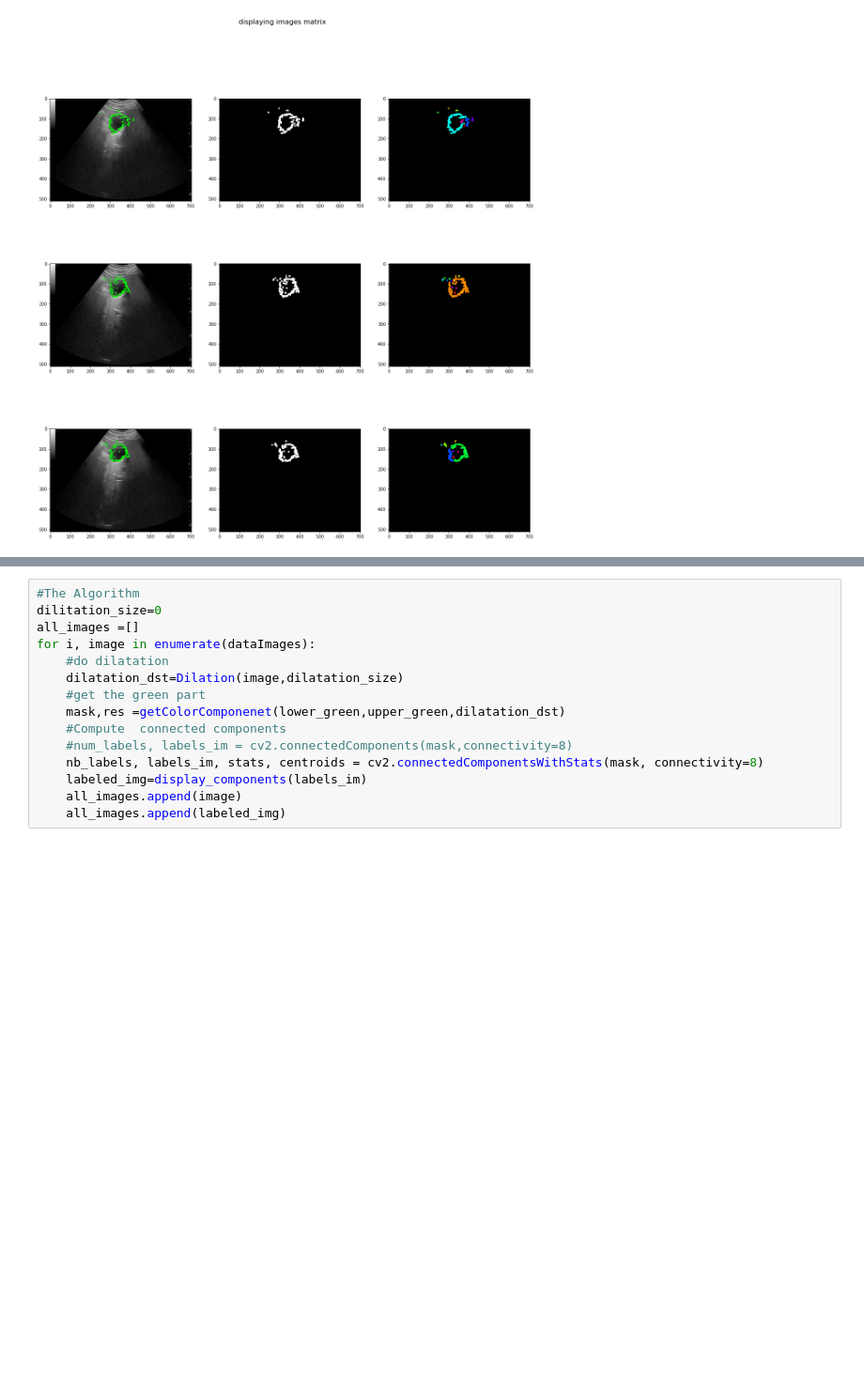
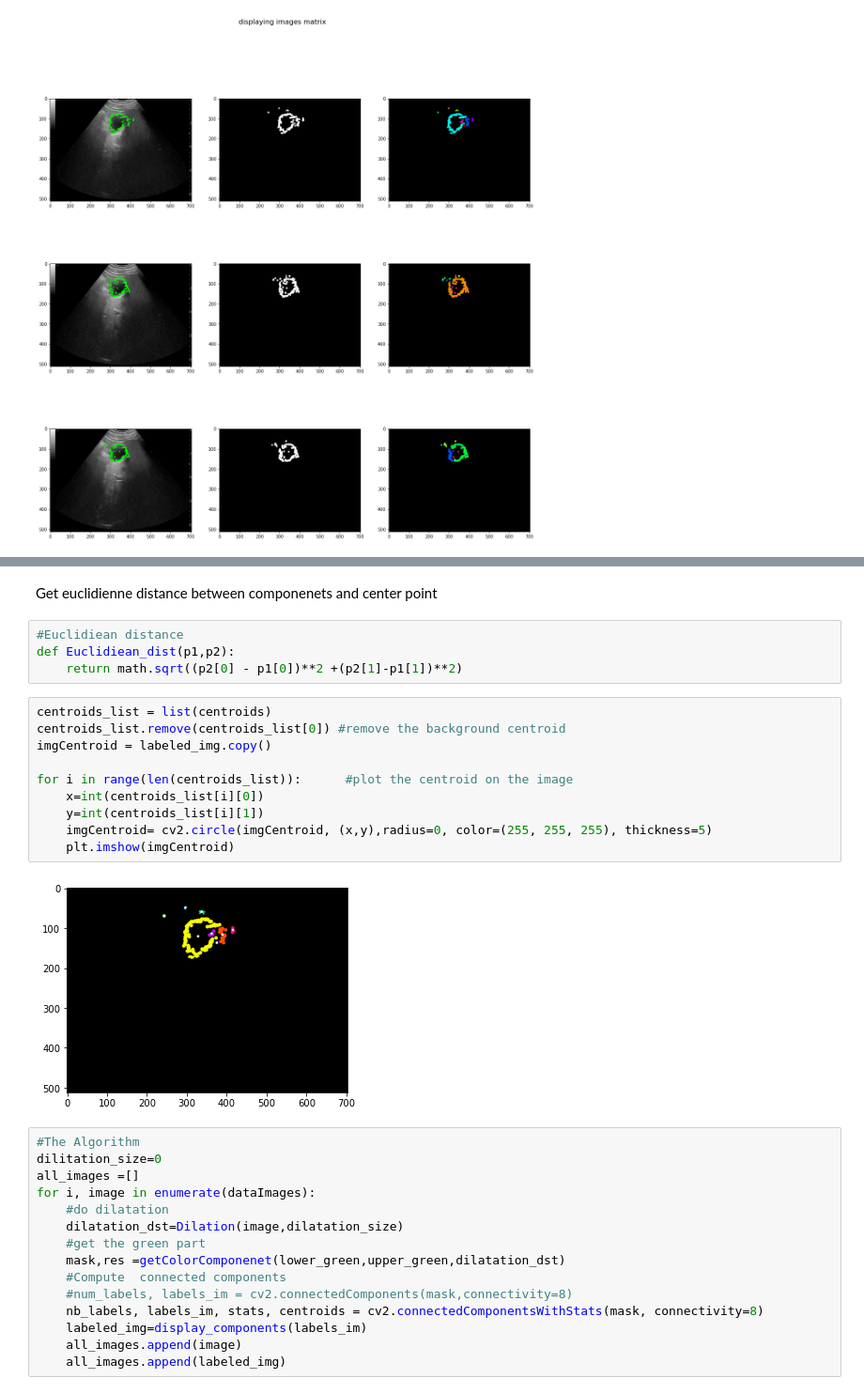
Before and after one commit to yousraBRK/Vesicule_Segmentation_with_ContourRegularisation, a Jupyter notebook: Code.ipynb, the cells around one changed output, grey strips where cells are left out. Shown at 94% size. Saved outputs shown, nothing was run; the diff lists cells and outputs as text; blank space fills up the shorter version.

```diff
--- a/Code.ipynb
+++ b/Code.ipynb
@@ -305,3 +303,21 @@ print(nb_labels)
+# %% [markdown]
+Get euclidienne distance between componenets and center point
+# %%
+#Euclidiean distance
+def Euclidiean_dist(p1,p2):
+    return math.sqrt((p2[0] - p1[0])**2 +(p2[1]-p1[1])**2)
+# %%
+centroids_list = list(centroids)
+centroids_list.remove(centroids_list[0]) #remove the background centroid
+imgCentroid = labeled_img.copy()
+
+for i in range(len(centroids_list)):      #plot the centroid on the image
+    x=int(centroids_list[i][0])
+    y=int(centroids_list[i][1])
+    imgCentroid= cv2.circle(imgCentroid, (x,y),radius=0, color=(255, 255, 255), thickness=5)
+    plt.imshow(imgCentroid)
+# %% [output]
+[figure, added]
 # %%
 #The Algorithm
 dilitation_size=0
```
Also changed, not shown: parts of 7 cells of this notebook.
